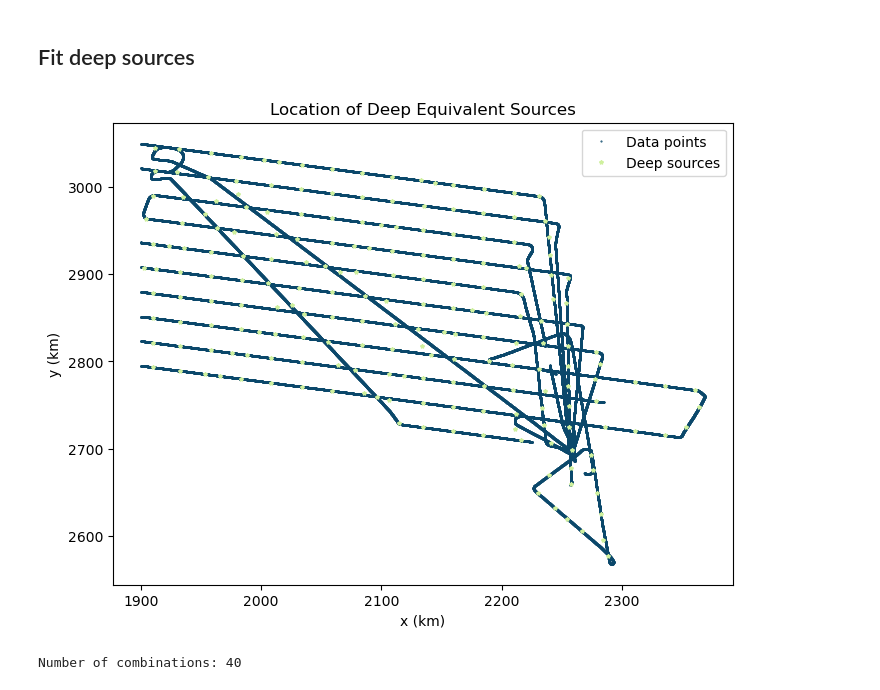
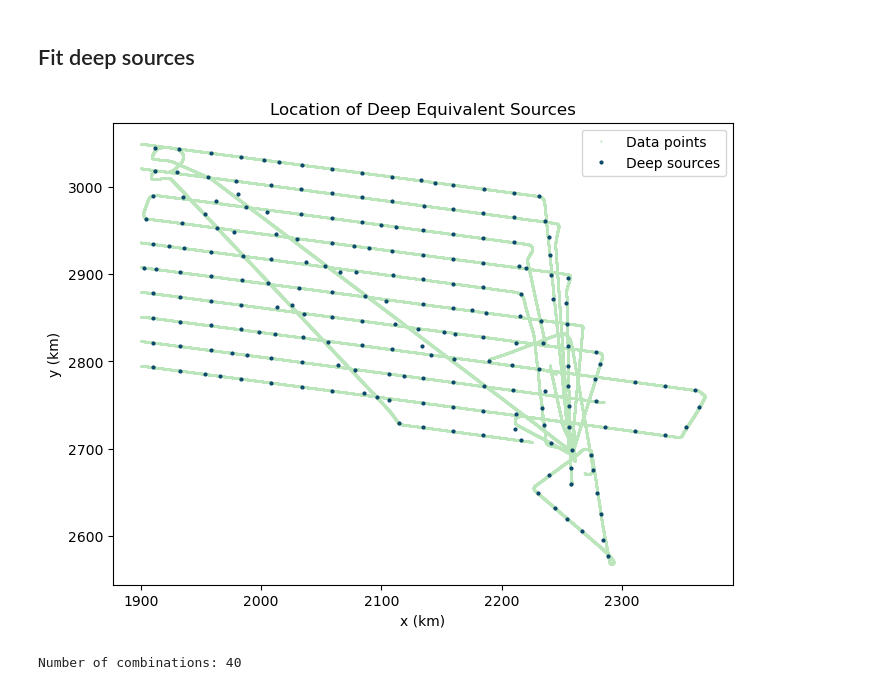
Before and after one commit to compgeolab/eqs-magnetic-dual-layer, a Jupyter notebook: code/06_icegrav_synthetic.ipynb, the cells around one changed output. Drawn from its saved outputs; the diff is of its cells as text; code cells hidden in the pictures.

```diff
--- a/code/06_icegrav_synthetic.ipynb
+++ b/code/06_icegrav_synthetic.ipynb
@@ -369,15 +369,16 @@ coords_blocked, tfa_blocked = reducer.filter(coordinates, data=icegrav_synthetic
 # %%
 coords_blocked_km = [coord / 1000 for coord in coords_blocked]
 plt.figure(figsize=(8,6))
-plt.plot(*coordinates_km[:2], ".", color="#0B486B", markersize=1, label='Data points')
-plt.plot(*coords_blocked_km[:2], "*", color="#cff09e", markersize=3, label='Deep sources')
+plt.plot(*coordinates_km[:2], ".", color="#BBE5BB", markersize=1, label='Data points')
+plt.plot(*coords_blocked_km[:2], "o", color="#0B486B", markersize=2, label='Deep sources')
 plt.title("Location of Deep Equivalent Sources")
 plt.xlabel("x (km)")
 plt.ylabel("y (km)")
 plt.legend()
 plt.show()
+#cff09e
 # %% [output]
-[figure, old version]
+[figure, new version]
 # %%
 spacing = np.mean(vd.median_distance(coords_blocked))
 depths_deep = [spacing*2.5, spacing*3, spacing*3.5, spacing*4, spacing*4.5, spacing*5, spacing*5.5, spacing*6]
```
